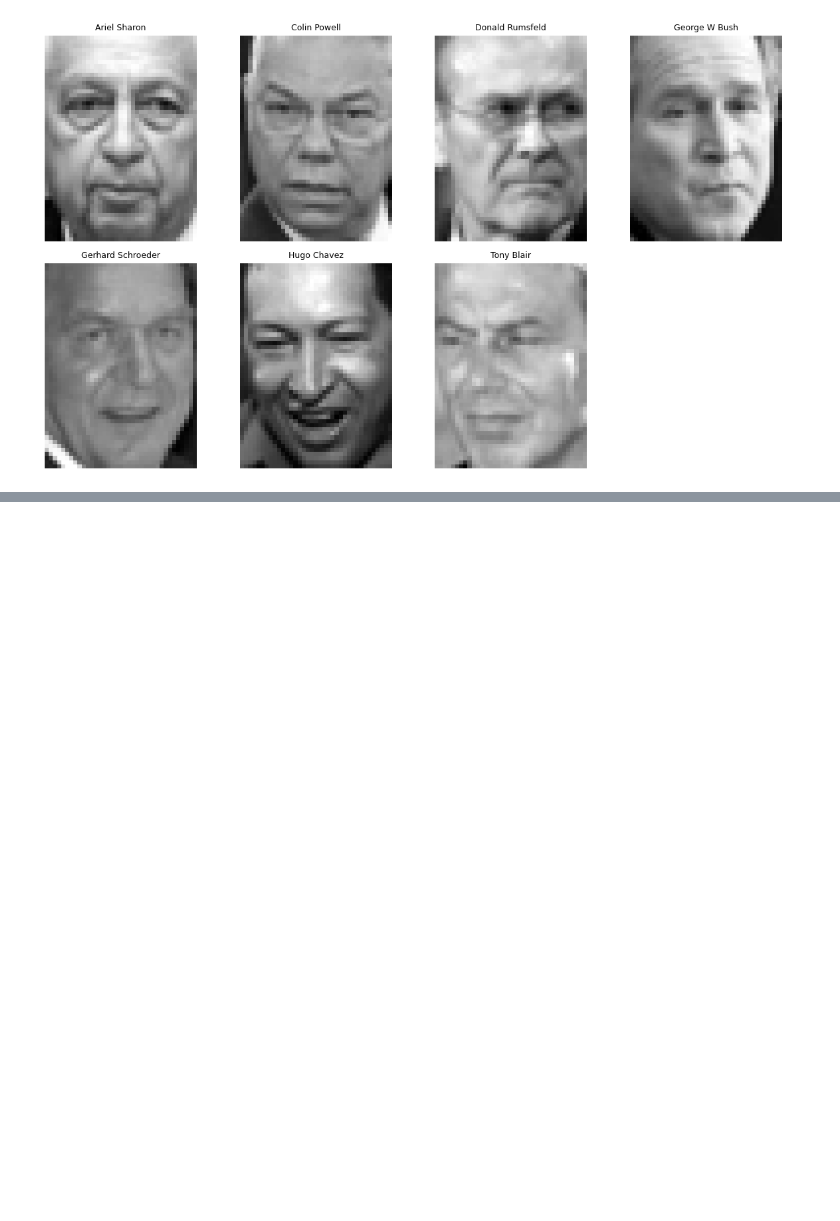
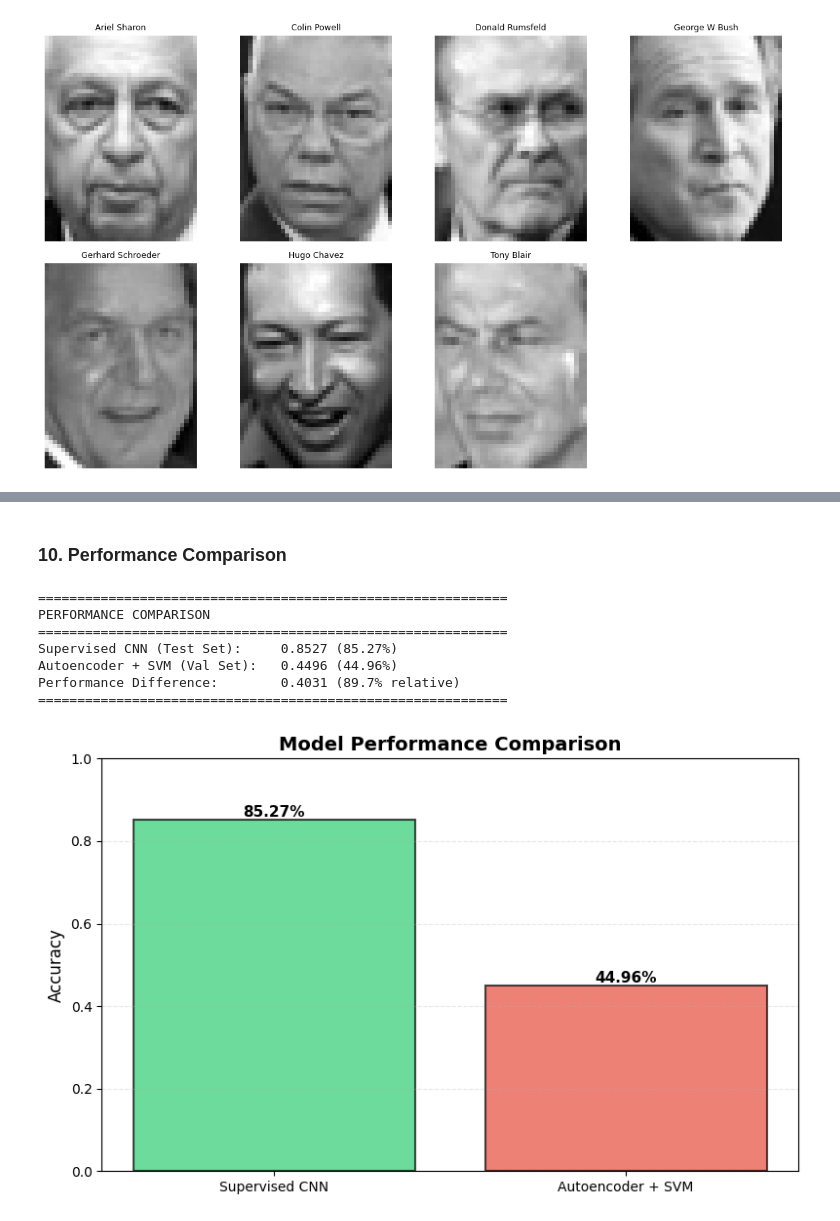
Before and after one commit to Malav786/pai, a Jupyter notebook: notebooks/finalproject.ipynb, the cells around one changed output, grey strips where cells are left out. Drawn from its saved outputs; the diff is of its cells as text; code cells hidden in the pictures; blank space fills up the shorter version.

```diff
--- a/notebooks/finalproject.ipynb
+++ b/notebooks/finalproject.ipynb
@@ -71,0 +198,20 @@ X_train.shape
+# %%
+# Create datasets for autoencoder (no labels needed)
+train_ds_ae = NumpyFaceDataset(X_train, y=None, transform=transform)
+val_ds_ae = NumpyFaceDataset(X_val, y=None, transform=transform)
+
+# Create encoder and decoder
+encoder = ConvEncoder(latent_dim=128, in_channels=1)
+decoder = ConvDecoder(latent_dim=128, out_channels=1)
+
+# Train the autoencoder
+print("\nTraining autoencoder...")
+print("=" * 60)
+encoder, decoder = train_autoencoder(
+    encoder=encoder,
+    decoder=decoder,
+    train_ds=train_ds_ae,
+    val_ds=val_ds_ae,
+    device=device,
+    epochs=30
+)
@@ -71,0 +277,42 @@ X_train.shape
+# %% [markdown]
+### **10. Performance Comparison**
+# %%
+# Compare performances
+print("=" * 60)
+print("PERFORMANCE COMPARISON")
+print("=" * 60)
+print(f"Supervised CNN (Test Set):     {test_acc:.4f} ({test_acc*100:.2f}%)")
+print(f"Autoencoder + SVM (Val Set):   {ae_val_acc:.4f} ({ae_val_acc*100:.2f}%)")
+print(f"Performance Difference:        {test_acc - ae_val_acc:.4f} ({((test_acc - ae_val_acc) / ae_val_acc * 100):.1f}% relative)")
+print("=" * 60)
+
+# Visualize comparison
+fig, ax = plt.subplots(1, 1, figsize=(8, 5))
+models = ['Supervised CNN', 'Autoencoder + SVM']
+accuracies = [test_acc, ae_val_acc]
+colors = ['#2ecc71', '#e74c3c']
+
+bars = ax.bar(models, accuracies, color=colors, alpha=0.7, edgecolor='black', linewidth=1.5)
+ax.set_ylabel('Accuracy', fontsize=12)
+ax.set_title('Model Performance Comparison', fontsize=14, fontweight='bold')
+ax.set_ylim([0, 1.0])
+ax.grid(axis='y', alpha=0.3, linestyle='--')
+
+# Add value labels on bars
+for bar, acc in zip(bars, accuracies):
+    height = bar.get_height()
+    ax.text(bar.get_x() + bar.get_width()/2., height,
+            f'{acc:.2%}',
+            ha='center', va='bottom', fontsize=11, fontweight='bold')
+
+plt.tight_layout()
+plt.show()
+# %% [output]
+============================================================
+PERFORMANCE COMPARISON
+============================================================
+Supervised CNN (Test Set):     0.8527 (85.27%)
+Autoencoder + SVM (Val Set):   0.4496 (44.96%)
+Performance Difference:        0.4031 (89.7% relative)
+============================================================
+[figure, added]
```
Also changed, not shown: parts of 53 cells of this notebook, 13 other files.
